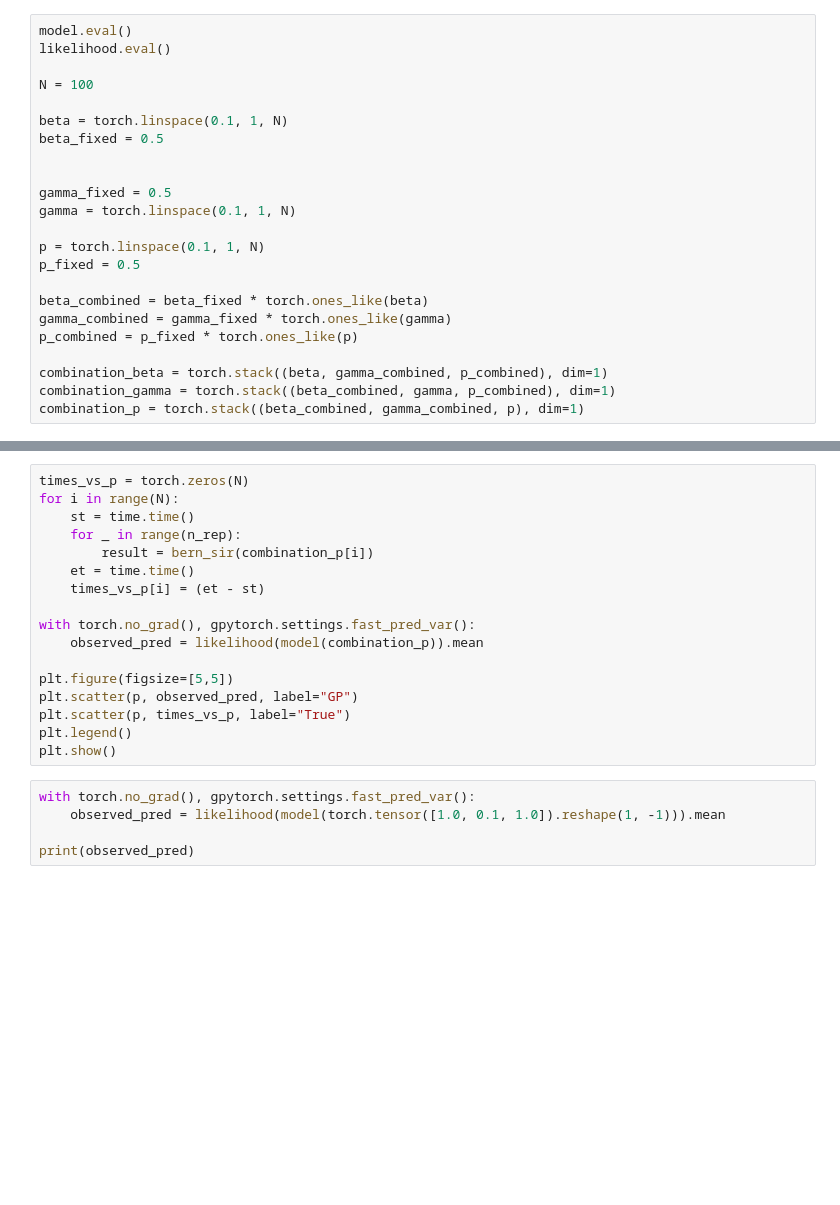
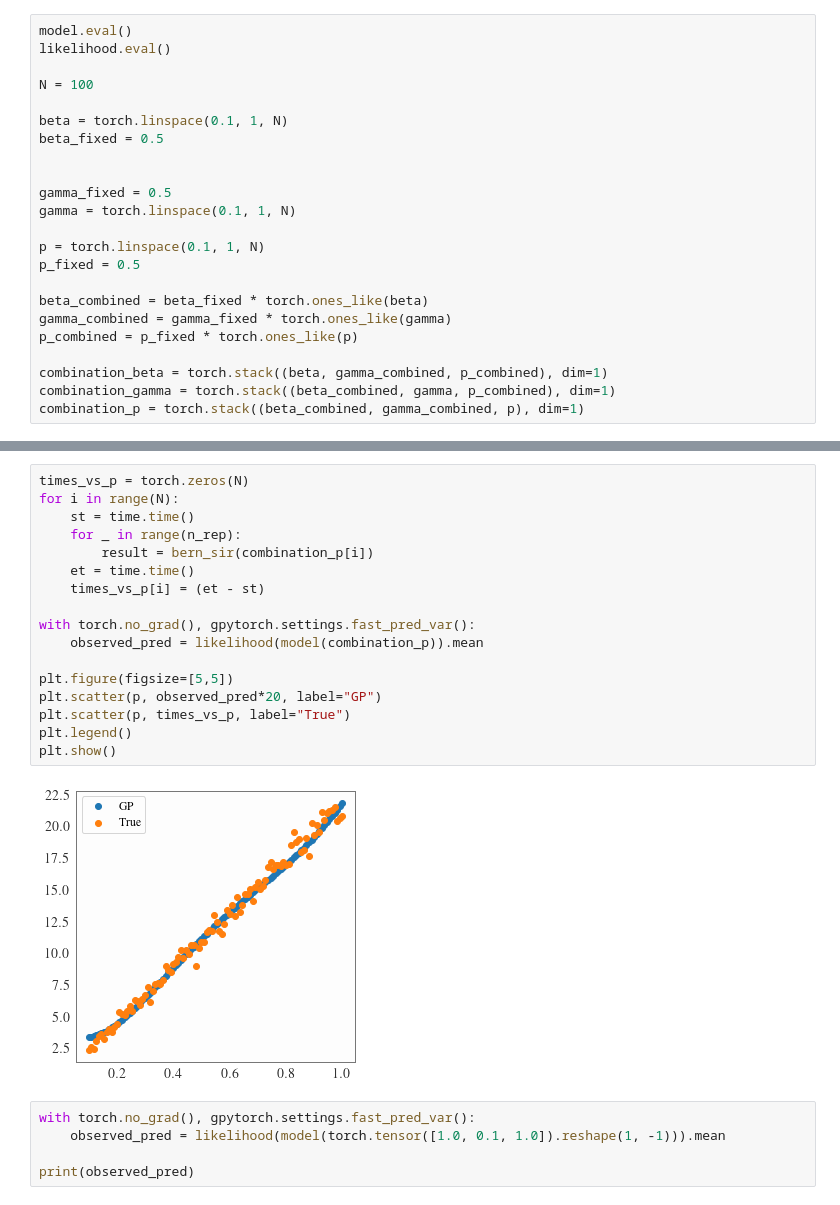
Before and after one commit to huangdaolang/cost-aware-sbi, a Jupyter notebook: BernSIR_NPE.ipynb, the cells around one changed output, grey strips where cells are left out. Cells and saved outputs as stored; diff of their text form; blank space fills up the shorter version.

```diff
--- a/BernSIR_NPE.ipynb
+++ b/BernSIR_NPE.ipynb
@@ -277,20 +288,22 @@ plt.show()
 # %%
 times_vs_p = torch.zeros(N)
 for i in range(N):
     st = time.time()
     for _ in range(n_rep):
         result = bern_sir(combination_p[i])
     et = time.time()
     times_vs_p[i] = (et - st)
 
 with torch.no_grad(), gpytorch.settings.fast_pred_var():
     observed_pred = likelihood(model(combination_p)).mean
 
 plt.figure(figsize=[5,5])
-plt.scatter(p, observed_pred, label="GP")
+plt.scatter(p, observed_pred*20, label="GP")
 plt.scatter(p, times_vs_p, label="True")
 plt.legend()
 plt.show()
+# %% [output]
+[figure, added]
 # %%
 with torch.no_grad(), gpytorch.settings.fast_pred_var():
     observed_pred = likelihood(model(torch.tensor([1.0, 0.1, 1.0]).reshape(1, -1))).mean
```
Also changed, not shown: parts of 20 cells of this notebook, 3 other files.
